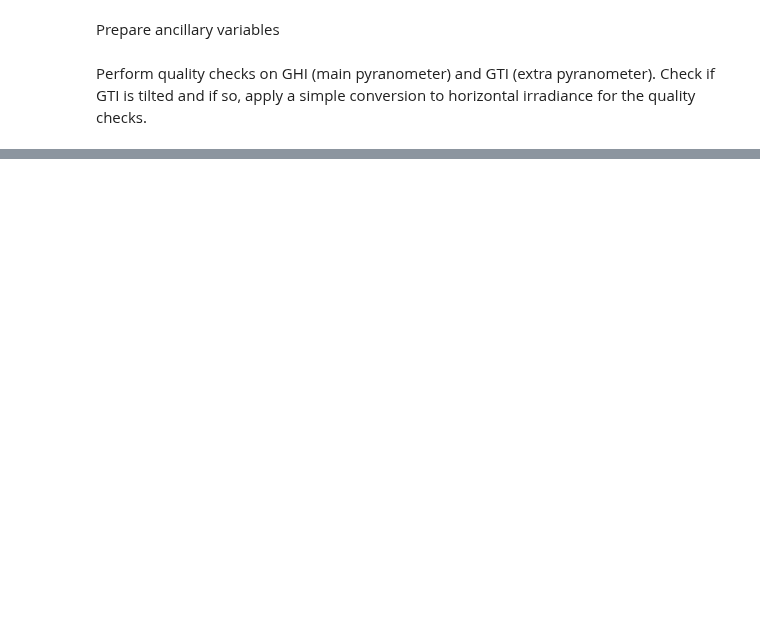
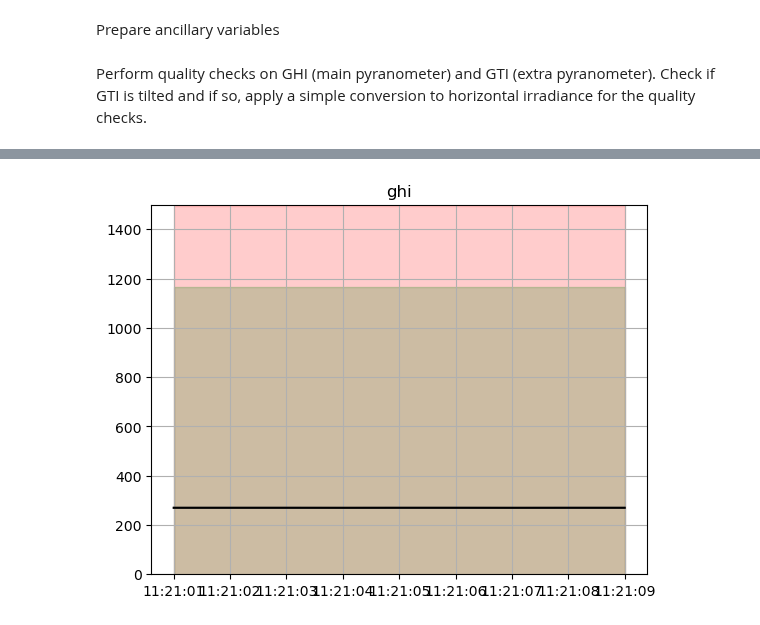
Before and after one commit to tropos-car/tropos-pyrnet, a Jupyter notebook: nbs/pyrnet/qcrad.ipynb, the cells around one changed output, grey strips where cells are left out. Cells and saved outputs as stored; diff of their text form; code cells hidden in the pictures; blank space fills up the shorter version.

```diff
--- a/nbs/pyrnet/qcrad.ipynb
+++ b/nbs/pyrnet/qcrad.ipynb
@@ -60,12 +78,12 @@ Function to initialize qc-flag variables:
 #|export
 #|dropcode
 def init_qc_flag(ds, var):
-    qc_bits = [2**i for i in range(6)]
+    qc_bits = [2**i for i in range(7)]
     ds[f"qc_flag_{var}"] = ds[var].copy()
-    ds[f"qc_flag_{var}"].values *= 0
-    ds[f"qc_flag_{var}"].attrs.update({
+    ds[f"qc_flag_{var}"].values = np.zeros(ds[var].shape).astype(np.ubyte)
+    attrs = ds[f"qc_flag_{var}"].attrs
+    attrs.update({
         "standard_name": "quality_flag",
-        "units": "-",
         "ancillary_variables": var,
         "valid_range": [0, np.sum(qc_bits)],
         "flag_masks": qc_bits,
@@ -76,9 +94,13 @@ def init_qc_flag(ds, var):
             "below_rare_limit" + " " +
             "above_rare_limit" + " " +
             "comparison_to_low" + " " +
-            "comparison_to_high"
+            "comparison_to_high" + " "+
+            "quality_control_failed"
         )
     })
+    attrs.pop("units", None)
+    attrs.pop("long_name", None)
+    ds[f"qc_flag_{var}"].attrs.update(attrs)
     ds[f"qc_flag_{var}"].encoding.update({
         "dtype": "u1",
         "_FillValue": 0
@@ -106,18 +170,32 @@ Sa = CONSTANTS.S0 / esd**2
 Perform quality checks on GHI (main pyranometer) and GTI (extra pyranometer).
 Check if GTI is tilted and if so, apply a simple conversion to horizontal irradiance for the quality checks.
 # %%
+#|dropcode
 #|dropout
+
+
+dsr = ds_l1b.copy()
+dsr = dsr.drop_vars([var for var in dsr if var not in config["radflux_varname"]])
 for var in config["radflux_varname"]:
-    is_tilted = False
-    if "vangle" in ds_l1b[var].attrs:
-        if np.abs(ds_l1b[var].attrs["vangle"])>0.1:
-            is_tilted = True
+    is_tilted = _check_tilted(ds_l1b[var])
+    values = ds_l1b[var].values.copy()
+    # apply correction if possible
+    if np.any(is_tilted):
+        vangle = _make_iter(ds_l1b[var].attrs["vangle"])
+        hangle = _make_iter(ds_l1b[var].attrs["hangle"])
+        cfac = pyrnet.utils.tilt_correction_factor(
+            dp = vangle,
+            dy = hangle,
+            szen=ds_l1b.szen.values,
+            sazi=ds_l1b.sazi.values
+        )
+        mask = is_tilted[None,:] * np.isnan(cfac)
+        ds_l1b[f"qc_flag_{var}"].values[mask] += QCCode.quality_control_failed
+        apply_correction = is_tilted[None,:] * ~np.isnan(cfac)
+        values[apply_correction] *= cfac[apply_correction]
 
-    values = ds_l1b[var].values
-    if is_tilted:
-        # TODO: add correction for tilted values
-        # correct to horizontal for quality check
-        pass
+    # update radflux collection dataset
+    dsr[var].values = values
 
     # physical minimum
     mask = values < -4
@@ -136,12 +214,44 @@ for var in config["radflux_varname"]:
     ax.set_title(var)
     ax.fill_between(ds_l1b.time,np.ones(mu0.shape[0])*-4,((Sa * 1.5 * mu0 ** 1.2) + 100)[:,0],color='r',alpha=0.2)
     ax.fill_between(ds_l1b.time,np.ones(mu0.shape[0])*-2,((Sa * 1.2 * mu0 ** 1.2) + 50)[:,0],color='g',alpha=0.2)
+    ax.plot(ds_l1b.time,ds_l1b[var].values,'grey')
     ax.plot(ds_l1b.time,values, 'k')
+    ax.set_ylim([0,1500])
     ax.grid(True)
 
-    # TODO: compare all sensors
-    # for tilted sensors, compare to all (converted to horizontal)
-    # non tilted sensor compare only to non tilted sensors
+# compare all sensors from network, or single station
+dsr = dsr.resample(time="30min",skipna=True).mean()
+thres_low = np.ones(ds_l1b.time.size)*0.9
+thres_high = np.ones(ds_l1b.time.size)*1.1
+thres_low[ds_l1b.szen.mean("station")>75] = 0.85
+thres_low[ds_l1b.szen.mean("station")>75] = 1.15
+all_values_mean = np.nanmean(np.concatenate([dsr[var].values for var in dsr],axis=1),axis=1)
+for var in config["radflux_varname"]:
+    is_tilted = _check_tilted(ds_l1b[var])
+    ratio = np.ones(dsr[var].shape)
+    if np.any(is_tilted):
+        meanvalues =  all_values_mean
+    else:
+        meanvalues = np.nanmean(dsr[var].values, axis=1)
+    ratio[meanvalues>50] = dsr[var].values[meanvalues>50] / meanvalues[meanvalues>50][:,None]
+
+    fig,ax = plt.subplots(1,1)
+    ax.set_title(var)
+    ax.plot(dsr.time,dsr[var].values,'grey')
+    ax.fill_between(dsr.time,meanvalues*0.9,meanvalues*1.1,color='r',alpha=0.2)
+    ax.plot(dsr.time,meanvalues,'k')
+    # reindex ratio to original resolution
+    dsr = dsr.assign({"ratio": (("time","station"), ratio)})
+    ratio = dsr.ratio.reindex_like(ds_l1b, method='nearest').values
+    dsr = dsr.drop_vars(["ratio"])
+    # comparison to low
+    mask = ratio < thres_low[:,None]
+    ds_l1b[f"qc_flag_{var}"].values[mask] += QCCode.compare_to_low
+
+    # comparison to high
+    mask = ratio > thres_high[:,None]
+    ds_l1b[f"qc_flag_{var}"].values[mask] += QCCode.compare_to_high
 
 
 ds_l1b
+# %% [output]
@@ -147,0 +275 @@ ds_l1b
+[figure, added]
```
Also changed, not shown: parts of 14 cells of this notebook, 2 other files.
